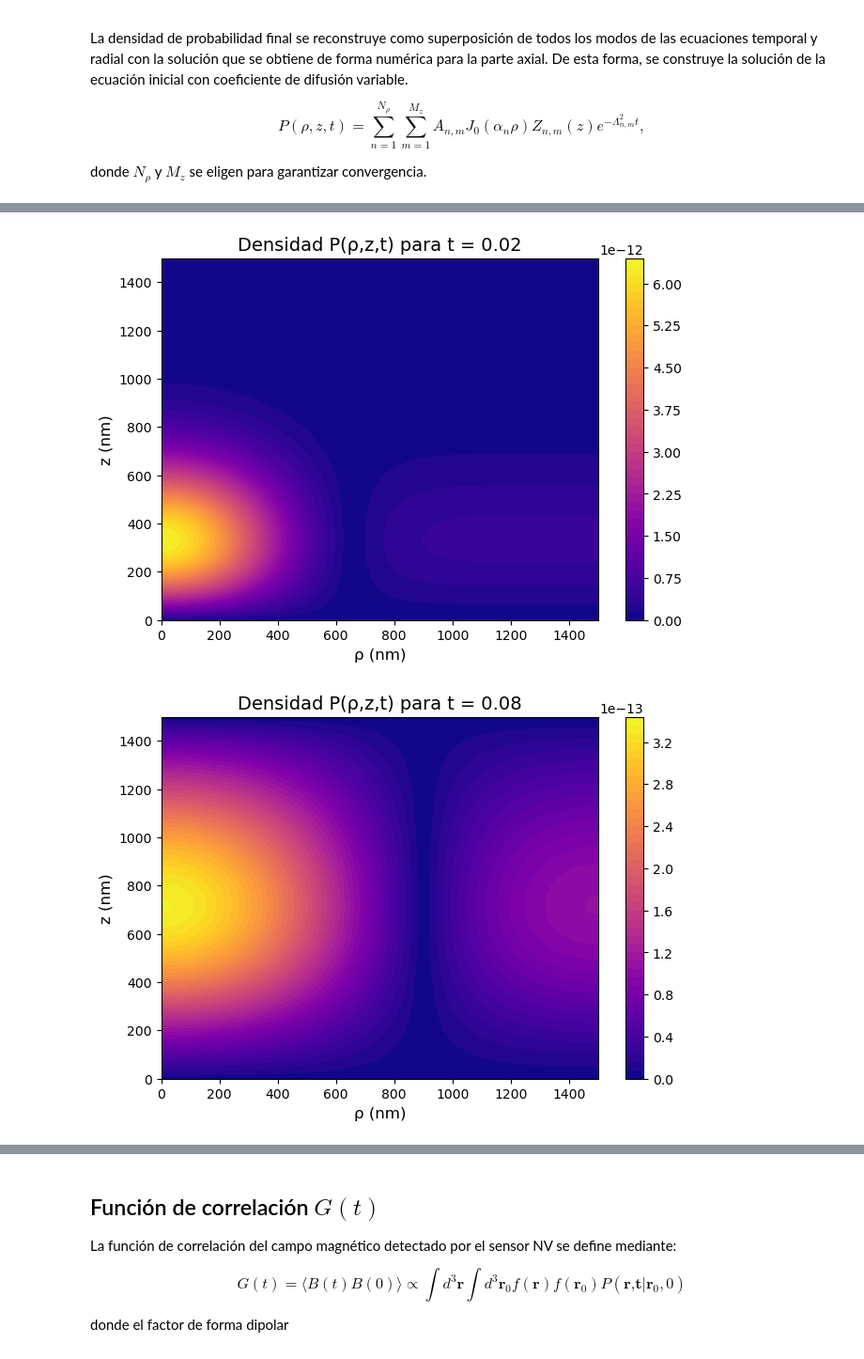
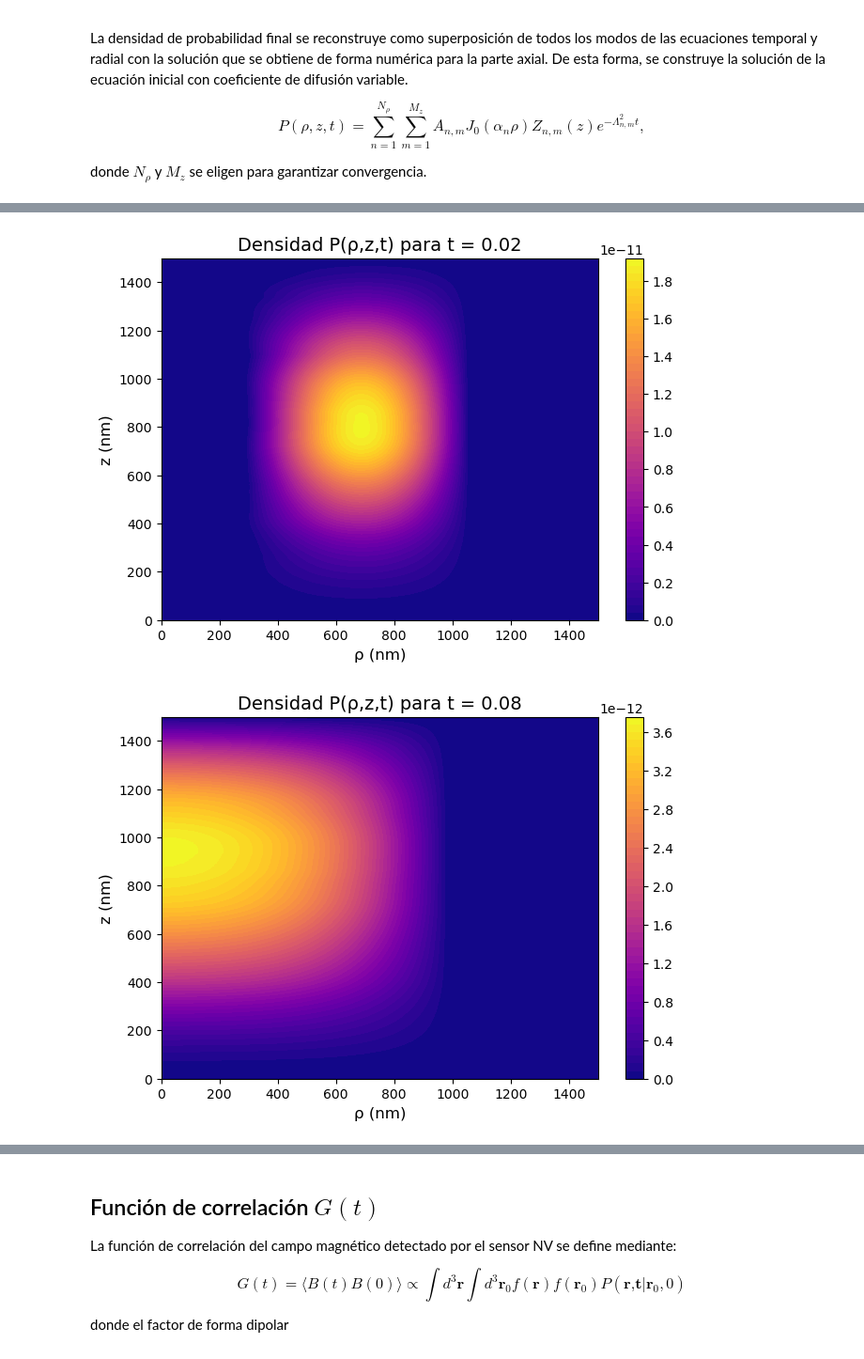
Before and after one commit to allanyst/tfm-efectos-superficie-nano-rmn, a Jupyter notebook: TFM_V5.ipynb, the cells around one changed output, grey strips where cells are left out. Shown at 94% size. Saved outputs shown, nothing was run; the diff lists cells and outputs as text; code cells hidden in the pictures.

```diff
--- a/TFM_V5.ipynb
+++ b/TFM_V5.ipynb
@@ -20,15 +20,15 @@ from mpl_toolkits.mplot3d import Axes3D
 ##############################################################################
 # Conversión: 1 m = 1e9 nm.
 D0 = 2e6             # 2e-9 * 1e18     # 2e-9 m²/s -> 2e9 nm²/s
-D_s = 2e5            # nm^2/s
+D_s = 2e4            # nm^2/s
 R = 1500             # 1e-6 m -> 1500 nm
 z_c = 50             # 10 nm (altura crítica)
 delta = 5            # 1 nm (ancho de transición)
 lambda_param = 0.5   # en nm⁻¹
 n_modes_radial = 25  # Cantidad de modos de R(ρ)
 m_max = 25           # Cantidad de modos de Z(z)
-N_r = N_z = 15000    # Número de nodos en r y z
-alpha_grid = 3.0     # Aglomeramiento de nodos cerca de z=0
+N_r = N_z = 45000    # Número de nodos en r y z
+alpha_grid = 5.0     # Aglomeramiento de nodos cerca de z=0
 varkappa = 0         # nm/s
 L = 1500             # nm
 # %% [markdown]
@@ -520,8 +533,8 @@ Donde:
 # Se asume que la condición inicial es:
 #     P(ρ, z, 0) ∝ δ(ρ-ρ0) δ(z-z0) / (2πρ0)
 # Con ρ0 = 750 nm y z0 = 10 nm.
-rho0 = 75  # nm
-z0 = 10    # nm
+rho0 = 750  # nm
+z0 = 750    # nm
 
 # Creamos funciones de interpolación para los modos axiales (resultado de la parte axial)
 Z_interps = {}
@@ -607,10 +620,10 @@ def compute_P_vec(rho_vals, z_vals, t):
     S = np.dot(R0_mat.T, B.T)
 
     # 7. Return P: absolute value, transposed to (N_z, N_r)
-    return np.abs(S.T)
+    return np.maximum(S.T, 0)
 
-rho_vals = np.linspace(0, R, 100)
-z_vals = np.linspace(0.0, L, 100)
+rho_vals = np.linspace(0, R, 1000)
+z_vals = np.linspace(0.0, L, 1000)
 for t_val in [0,2e-4,8e-4,2e-3,8e-3,2e-2,8e-2,2e-1,8e-1,2]:
     P_val = compute_P_vec(rho_vals, z_vals, t=t_val)
 
@@ -632,2 +645,2 @@ for t_val in [0,2e-4,8e-4,2e-3,8e-3,2e-2,8e-2,2e-1,8e-1,2]:
-[figure, old version]
+[figure, new version]
-[figure, old version]
+[figure, new version]
```
Also changed, not shown: parts of 12 cells of this notebook, 38 other files.
